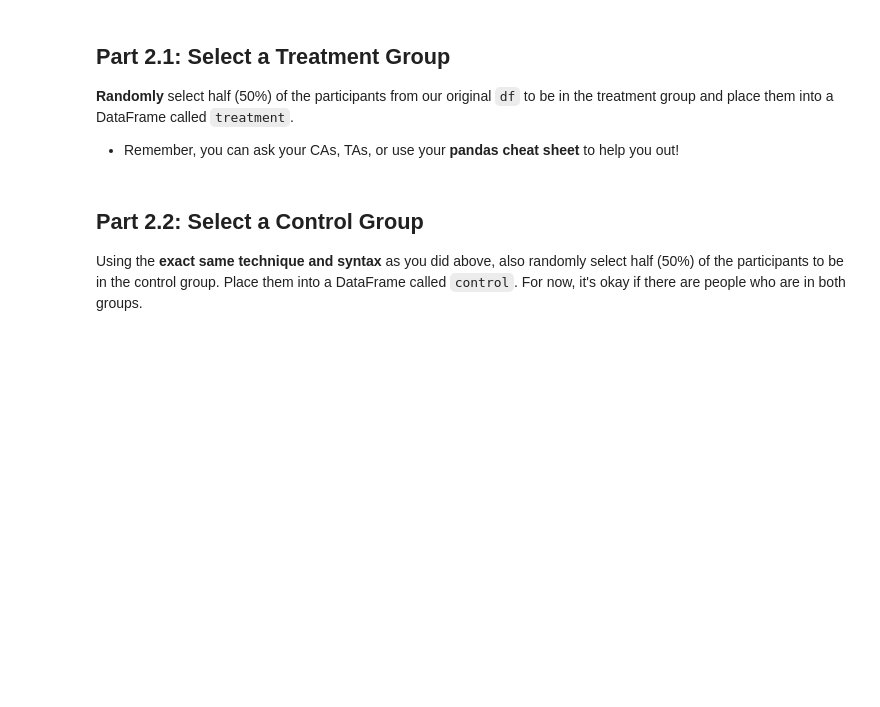
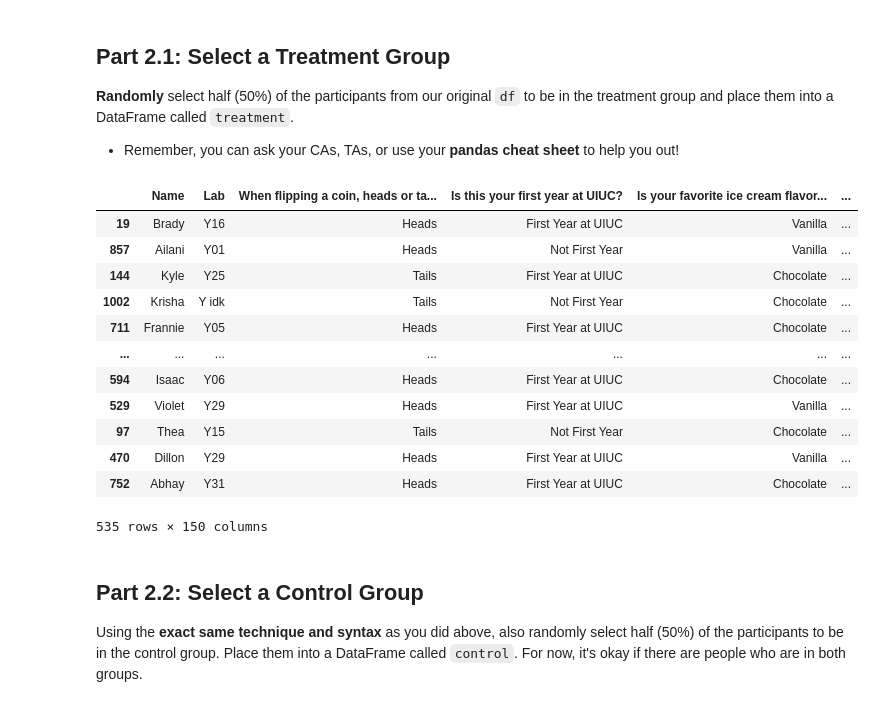
Before and after one commit to 168904578/hongyuq2, a Jupyter notebook: lab_exp_design/lab_exp_design.ipynb, the cells around one changed output. Cells and saved outputs as stored; diff of their text form; code cells hidden in the pictures; blank space fills up the shorter version.

```diff
--- a/lab_exp_design/lab_exp_design.ipynb
+++ b/lab_exp_design/lab_exp_design.ipynb
@@ -154,3 +224,20 @@ treatment
+# %%
+treatment = df.sample(frac=0.5)
+treatment
+# %% [output]
+|  | Name | Lab | When flipping a coin, heads or ta... | Is this your first year at UIUC? | Is your favorite ice cream flavor... | ... |
+| 19 | Brady | Y16 | Heads | First Year at UIUC | Vanilla | ... |
+| 857 | Ailani | Y01 | Heads | Not First Year | Vanilla | ... |
+| 144 | Kyle | Y25 | Tails | First Year at UIUC | Chocolate | ... |
+| 1002 | Krisha | Y idk | Tails | Not First Year | Chocolate | ... |
+| 711 | Frannie | Y05 | Heads | First Year at UIUC | Chocolate | ... |
+| ... | ... | ... | ... | ... | ... | ... |
+| 594 | Isaac | Y06 | Heads | First Year at UIUC | Chocolate | ... |
+| 529 | Violet | Y29 | Heads | First Year at UIUC | Vanilla | ... |
+| 97 | Thea | Y15 | Tails | Not First Year | Chocolate | ... |
+| 470 | Dillon | Y29 | Heads | First Year at UIUC | Vanilla | ... |
+| 752 | Abhay | Y31 | Heads | First Year at UIUC | Chocolate | ... |
+535 rows × 150 columns
 # %% [markdown]
 ## Part 2.2: Select a Control Group
 
```
Also changed, not shown: parts of 45 cells of this notebook.
